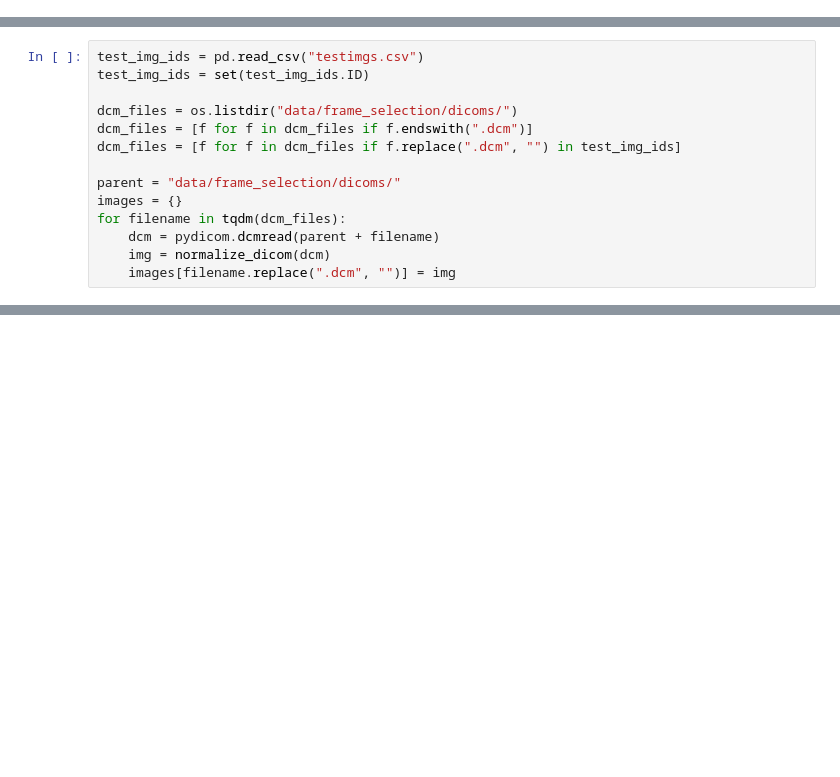
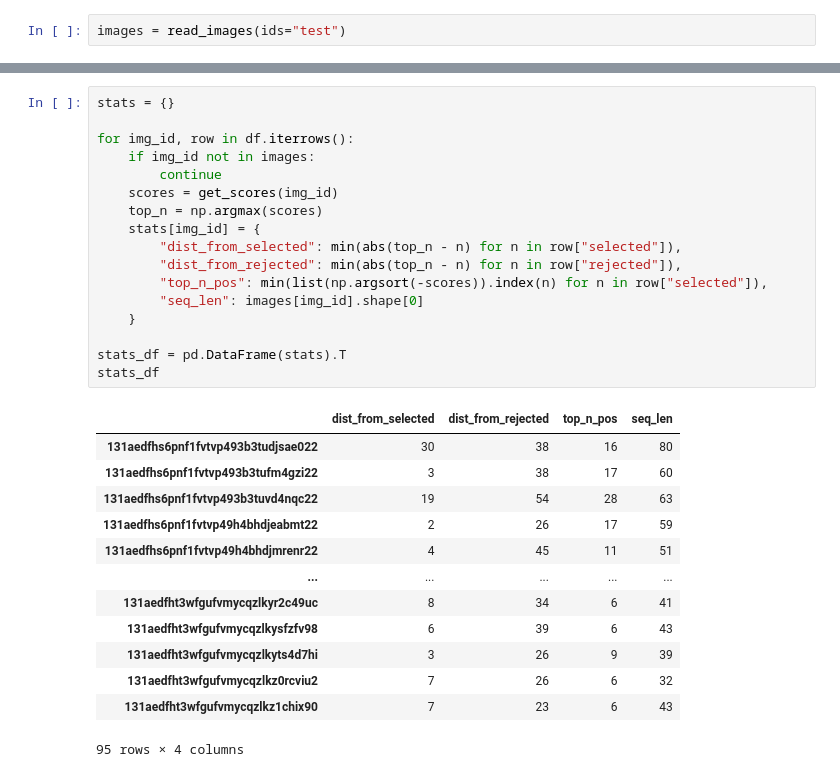
Before and after one commit to wojtke/agh-coronarography-analysis, a Jupyter notebook: eval_frame_selection.ipynb, the cells around one changed output, grey strips where cells are left out. Cells and saved outputs as stored; diff of their text form; blank space fills up the shorter version.

```diff
--- a/eval_frame_selection.ipynb
+++ b/eval_frame_selection.ipynb
@@ -13,2 +24,4 @@ from utils import normalize_dicom
+# %%
+images = read_images(ids="test")
 # %%
 device = torch.device('cuda' if torch.cuda.is_available() else 'cpu')
@@ -28,14 +39,0 @@ df = df.set_index("IMAGE_ID")
-# %%
-test_img_ids = pd.read_csv("testimgs.csv")
-test_img_ids = set(test_img_ids.ID)
-
-dcm_files = os.listdir("data/frame_selection/dicoms/")
-dcm_files = [f for f in dcm_files if f.endswith(".dcm")]
-dcm_files = [f for f in dcm_files if f.replace(".dcm", "") in test_img_ids]
-
-parent = "data/frame_selection/dicoms/"
-images = {}
-for filename in tqdm(dcm_files):
-    dcm = pydicom.dcmread(parent + filename)
-    img = normalize_dicom(dcm)
-    images[filename.replace(".dcm", "")] = img
@@ -41,0 +52,31 @@ for filename in tqdm(dcm_files):
+# %%
+stats = {}
+
+for img_id, row in df.iterrows():
+    if img_id not in images:
+        continue
+    scores = get_scores(img_id)
+    top_n = np.argmax(scores)
+    stats[img_id] = {
+        "dist_from_selected": min(abs(top_n - n) for n in row["selected"]),
+        "dist_from_rejected": min(abs(top_n - n) for n in row["rejected"]),
+        "top_n_pos": min(list(np.argsort(-scores)).index(n) for n in row["selected"]),
+        "seq_len": images[img_id].shape[0]
+    }
+
+stats_df = pd.DataFrame(stats).T
+stats_df
+# %% [output]
+|  | dist_from_selected | dist_from_rejected | top_n_pos | seq_len |
+| 131aedfhs6pnf1fvtvp493b3tudjsae022 | 30 | 38 | 16 | 80 |
+| 131aedfhs6pnf1fvtvp493b3tufm4gzi22 | 3 | 38 | 17 | 60 |
+| 131aedfhs6pnf1fvtvp493b3tuvd4nqc22 | 19 | 54 | 28 | 63 |
+| 131aedfhs6pnf1fvtvp49h4bhdjeabmt22 | 2 | 26 | 17 | 59 |
+| 131aedfhs6pnf1fvtvp49h4bhdjmrenr22 | 4 | 45 | 11 | 51 |
+| ... | ... | ... | ... | ... |
+| 131aedfht3wfgufvmycqzlkyr2c49uc | 8 | 34 | 6 | 41 |
+| 131aedfht3wfgufvmycqzlkysfzfv98 | 6 | 39 | 6 | 43 |
+| 131aedfht3wfgufvmycqzlkyts4d7hi | 3 | 26 | 9 | 39 |
+| 131aedfht3wfgufvmycqzlkz0rcviu2 | 7 | 26 | 6 | 32 |
+| 131aedfht3wfgufvmycqzlkz1chix90 | 7 | 23 | 6 | 43 |
+95 rows × 4 columns
```
Also changed, not shown: parts of 11 cells of this notebook, 16 other files.
